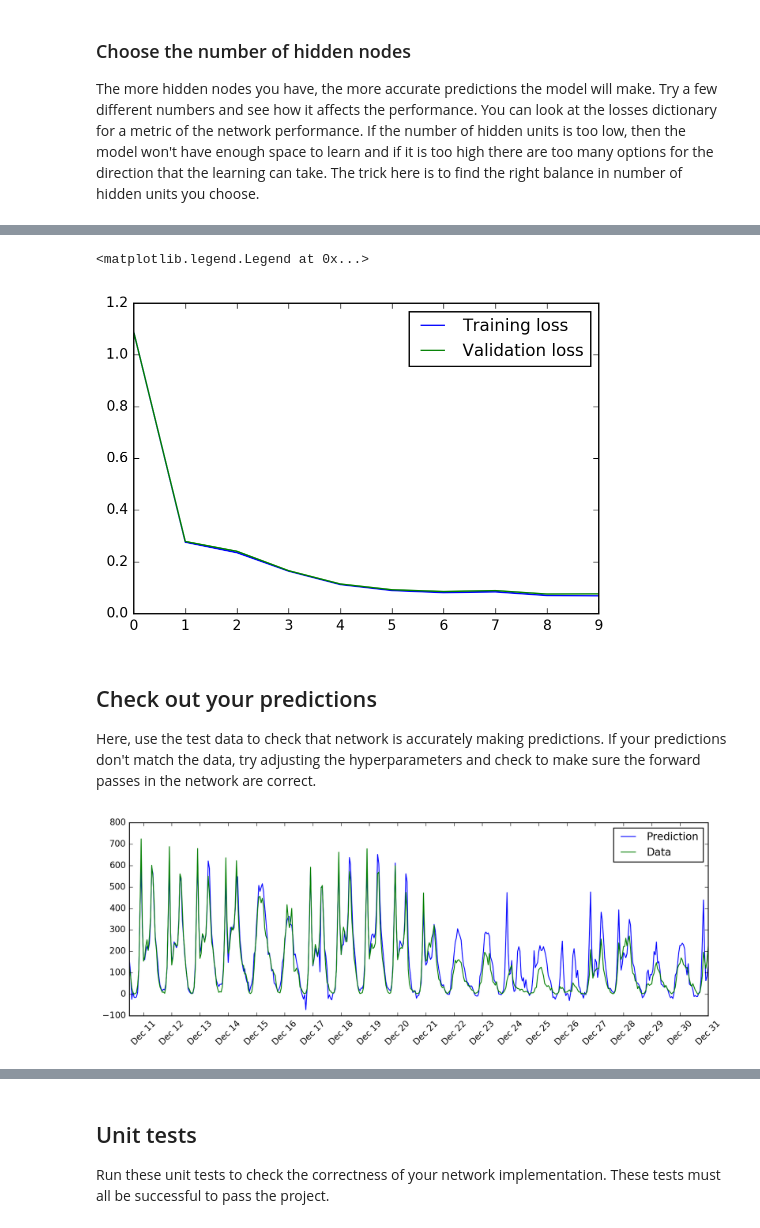
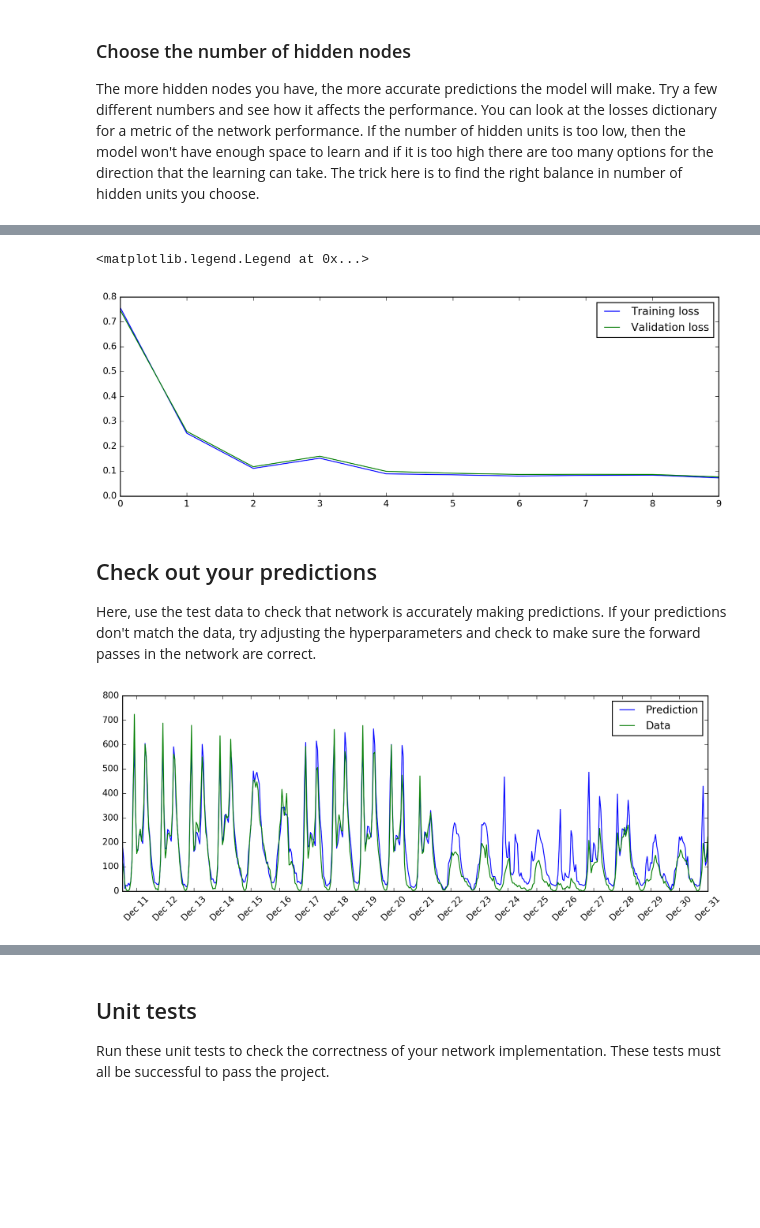
Before and after one commit to Currie32/First-Neural-Network, a Jupyter notebook: dlnd-your-first-neural-network.ipynb, the cells around one changed output, grey strips where cells are left out. Cells and saved outputs as stored; diff of their text form; code cells hidden in the pictures; blank space fills up the shorter version.

```diff
--- a/dlnd-your-first-neural-network.ipynb
+++ b/dlnd-your-first-neural-network.ipynb
@@ -194,9 +195,9 @@ This scales the size of weight updates. If this is too big, the weights tend to
 The more hidden nodes you have, the more accurate predictions the model will make. Try a few different numbers and see how it affects the performance. You can look at the losses dictionary for a metric of the network performance. If the number of hidden units is too low, then the model won't have enough space to learn and if it is too high there are too many options for the direction that the learning can take. The trick here is to find the right balance in number of hidden units you choose.
 # %%
 ### Set the hyperparameters here ###
-epochs = 5000
-learning_rate = 0.005
-hidden_nodes = 25
+epochs = 500
+learning_rate = 0.2
+hidden_nodes = 12
 output_nodes = 1
 
 N_i = train_features.shape[1]
@@ -244,10 +245,11 @@ Validation loss: 0.0755
 # %%
+plt.figure(figsize=(12,4))
 plt.plot(losses['train'], label='Training loss')
 plt.plot(losses['validation'], label='Validation loss')
 plt.legend()
 # %% [output]
 <matplotlib.legend.Legend at 0x...>
-[figure, old version]
+[figure, new version]
 # %% [markdown]
 ## Check out your predictions
 
@@ -267,7 +269,7 @@ dates = dates.apply(lambda d: d.strftime('%b %d'))
 ax.set_xticks(np.arange(len(dates))[12::24])
 _ = ax.set_xticklabels(dates[12::24], rotation=45)
 # %% [output]
-[figure, old version]
+[figure, new version]
 # %% [markdown]
 ## Thinking about your results
 
```
Also changed, not shown: parts of 4 cells of this notebook, 2 other files.
